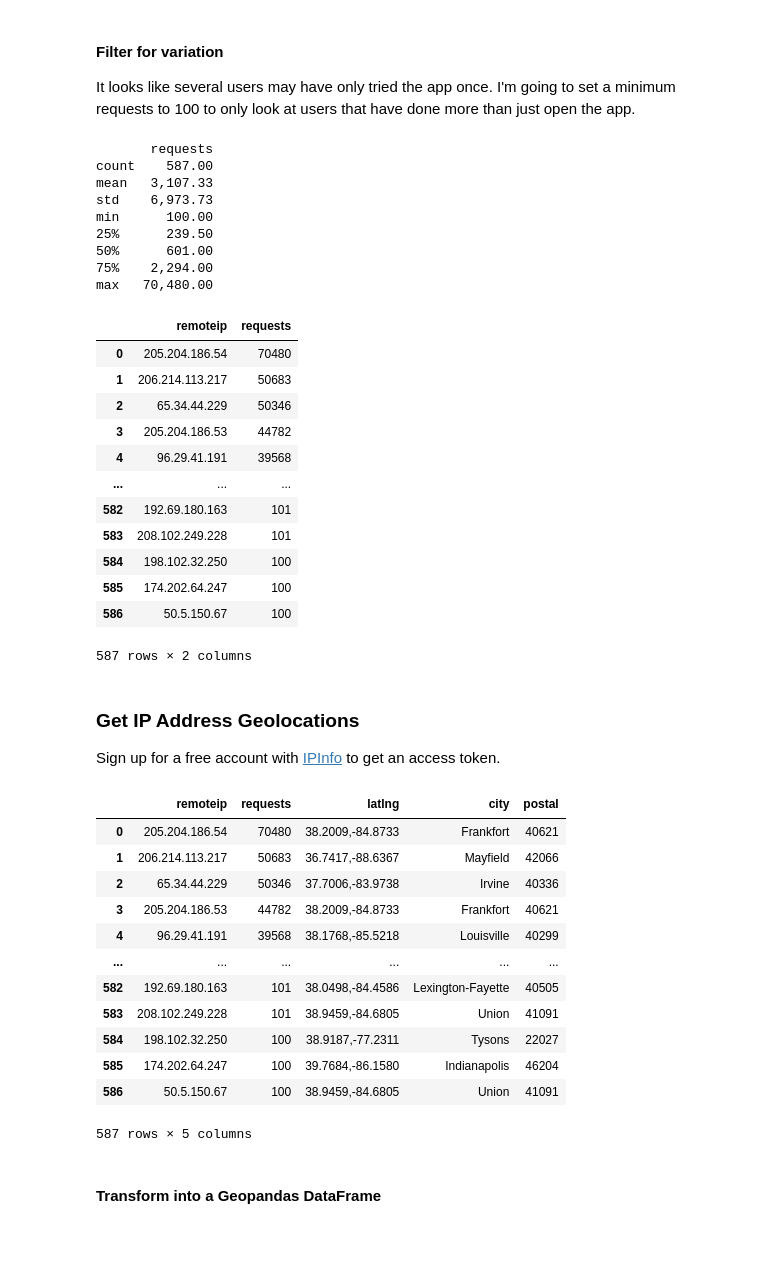
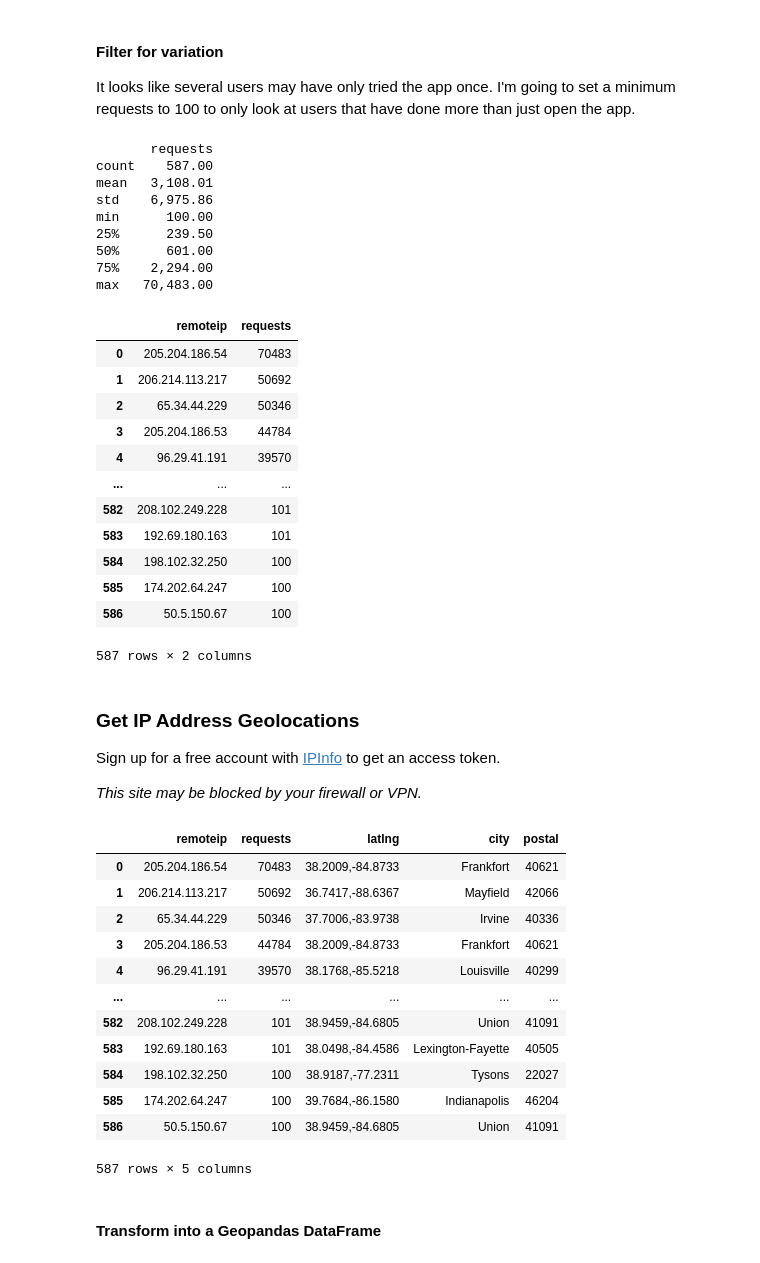
Before and after one commit to ianhorn/codeky-da-module2-project, a Jupyter notebook: data-project.ipynb, the cells around one changed output. Saved outputs shown, nothing was run; the diff lists cells and outputs as text; code cells hidden in the pictures.

```diff
--- a/data-project.ipynb
+++ b/data-project.ipynb
@@ -83,7 +106,9 @@ Since I know that the values for `bucket_name` will be the same for all rows, I
 I also know that I'm looking for requests that come from the KyFromAbove Explorer, so I will also filter the dataframe for values `referrer=https://explore.kyfromabove.ky.gov/`.  I'm also only looking for GET request.
 # %%
 # drop bucket_name, year, and month
-logs = logs.drop(['bucket_name', 'year', 'month'], axis=1)
+logs = logs.drop(['bucket_name','requestid', 'request_uri', 'errorcode', 'turnaroundtime',
+                  'useragent','versionid', 'hostid', 'sigv', 'ciphersuite', 'authtype', 'endpoint',
+                  'tlsversion', 'accesspointarn', 'aclrequired', 'year', 'month'], axis=1)
 
 # filter for the referrer and the GET requests
 logs_filtered = logs[
@@ -91,12 +116,12 @@ logs_filtered = logs[
     (logs['operation'].str.contains('GET'))
 ]
 
-# drop nulls
-logs_filtered = logs_filtered.dropna()
-
 # Print some info
 print(f"The unfiltered dataset has this for it's shape value: {logs.shape}\n")
-print(f'The total amount of get requests for oblique imagery for November was {logs_filtered.shape[0]}\n')  # just to get an idea of the data
+print(f'The total amount of GET requests for oblique imagery for November was {logs_filtered.shape[0]: ,}.\n')  # just to get an idea of the data
+
+# drop a couple columns now that we've filtered
+logs_filtered = logs_filtered.drop(['referrer', 'operation'], axis=1)
 
 pd.options.display.float_format = '{:,.2f}'.format
 logs_filtered.describe()
@@ -130,8 +147,0 @@ After review, we can drop requestid, errorcode, versionid, hostid, sigv, ciphers
-# %%
-logs_filtered = logs_filtered.drop([
-    'requestid', 'errorcode', 'versionid', 'hostid', 'sigv', 'ciphersuite', 'authtype',
-    'tlsversion', 'accesspointarn', 'aclrequired', 'referrer', 'operation', 'request_uri'],
-    axis=1)
-
-print(logs_filtered.shape)
-logs_filtered.head(2)
@@ -149,4 +147,0 @@ Object size isn't too important, but I can leave it in for some easy calculation
-# %%
-# drop endpoint
-logs_filtered = logs_filtered.drop(['endpoint'], axis=1)
-logs_filtered.columns
@@ -210,3 +217,6 @@ Name: filename, dtype: object
+# %%
+# Convert totaltime to numeric and explicitly cast to float
+logs_filtered.loc[:, 'totaltime'] = pd.to_numeric(logs_filtered['totaltime'], errors='coerce')
 # %% [markdown]
 ##### Copy to new dataframe so we can come back to it for different purposes
 # %%
@@ -364,28 +409,28 @@ users.describe()
 
 It looks like several users may have only tried the app once.  I'm going to set a minimum requests to 100 to only look at users  that have done more than just open the app.
 # %%
-users_filtered = users[users['requests']>= 100]
+users_filtered = users[users['requests'] >= 100]
 print(users_filtered.describe())
 users_filtered
 # %% [output]
        requests
 count    587.00
-mean   3,107.33
-std    6,973.73
+mean   3,108.01
+std    6,975.86
 min      100.00
 25%      239.50
 50%      601.00
 75%    2,294.00
-max   70,480.00
+max   70,483.00
 |  | remoteip | requests |
-| 0 | 205.204.186.54 | 70480 |
-| 1 | 206.214.113.217 | 50683 |
+| 0 | 205.204.186.54 | 70483 |
+| 1 | 206.214.113.217 | 50692 |
 | 2 | 65.34.44.229 | 50346 |
-| 3 | 205.204.186.53 | 44782 |
-| 4 | 96.29.41.191 | 39568 |
+| 3 | 205.204.186.53 | 44784 |
+| 4 | 96.29.41.191 | 39570 |
 | ... | ... | ... |
-| 582 | 192.69.180.163 | 101 |
-| 583 | 208.102.249.228 | 101 |
+| 582 | 208.102.249.228 | 101 |
+| 583 | 192.69.180.163 | 101 |
 | 584 | 198.102.32.250 | 100 |
 | 585 | 174.202.64.247 | 100 |
 | 586 | 50.5.150.67 | 100 |
@@ -394,6 +439,8 @@ max   70,480.00
 ### Get IP Address Geolocations
 
 Sign up for a free account with [IPInfo](https://ipinfo.io/) to get an access token.
+
+*This site may be blocked by your firewall or VPN.*
 # %%
 # ipinfo requirement: token and handler
 access_token = 'bfa1fb799991f8'
@@ -407,42 +454,45 @@ postal = []
 
 # loop through users_filtered to get location, city, region, and postal values
 for ip_address in users_filtered['remoteip']:
     details = handler.getDetails(ip_address)
     # print(details.all)  # Show all available keys and values
     details_loc = details.loc
     latlng.append(details_loc)
     details_city = details.city
     city.append(details_city)
     details_region = details.region
     region.append(details_region)
     details_postal = details.postal
     postal.append(details_postal)
 
 """
-Copy-on-Write will become the new default in pandas 3.0. This means that chained indexing will never work. As a consequence, the SettingWithCopyWarning won’t be necessary anymore. See this section for more context. We recommend turning Copy-on-Write on to leverage the improvements with
+Copy-on-Write will become the new default in pandas 3.0. This means that chained indexing will never work.
+As a consequence, the SettingWithCopyWarning won’t be necessary anymore. See this section for more context.
+ We recommend turning Copy-on-Write on to leverage the improvements with
 
 ` pd.options.mode.copy_on_write = True `
 
 even before pandas 3.0 is available.
 """
+
 pd.options.mode.copy_on_write = True
 
 # add output as columns
 users_filtered['latlng'] = latlng
 users_filtered['city'] = city
 users_filtered['postal'] = postal
 
 users_filtered
 # %% [output]
 |  | remoteip | requests | latlng | city | postal |
-| 0 | 205.204.186.54 | 70480 | 38.2009,-84.8733 | Frankfort | 40621 |
-| 1 | 206.214.113.217 | 50683 | 36.7417,-88.6367 | Mayfield | 42066 |
+| 0 | 205.204.186.54 | 70483 | 38.2009,-84.8733 | Frankfort | 40621 |
+| 1 | 206.214.113.217 | 50692 | 36.7417,-88.6367 | Mayfield | 42066 |
 | 2 | 65.34.44.229 | 50346 | 37.7006,-83.9738 | Irvine | 40336 |
-| 3 | 205.204.186.53 | 44782 | 38.2009,-84.8733 | Frankfort | 40621 |
-| 4 | 96.29.41.191 | 39568 | 38.1768,-85.5218 | Louisville | 40299 |
+| 3 | 205.204.186.53 | 44784 | 38.2009,-84.8733 | Frankfort | 40621 |
+| 4 | 96.29.41.191 | 39570 | 38.1768,-85.5218 | Louisville | 40299 |
 | ... | ... | ... | ... | ... | ... |
-| 582 | 192.69.180.163 | 101 | 38.0498,-84.4586 | Lexington-Fayette | 40505 |
-| 583 | 208.102.249.228 | 101 | 38.9459,-84.6805 | Union | 41091 |
+| 582 | 208.102.249.228 | 101 | 38.9459,-84.6805 | Union | 41091 |
+| 583 | 192.69.180.163 | 101 | 38.0498,-84.4586 | Lexington-Fayette | 40505 |
 | 584 | 198.102.32.250 | 100 | 38.9187,-77.2311 | Tysons | 22027 |
 | 585 | 174.202.64.247 | 100 | 39.7684,-86.1580 | Indianapolis | 46204 |
 | 586 | 50.5.150.67 | 100 | 38.9459,-84.6805 | Union | 41091 |
```
Also changed, not shown: parts of 24 cells of this notebook.
